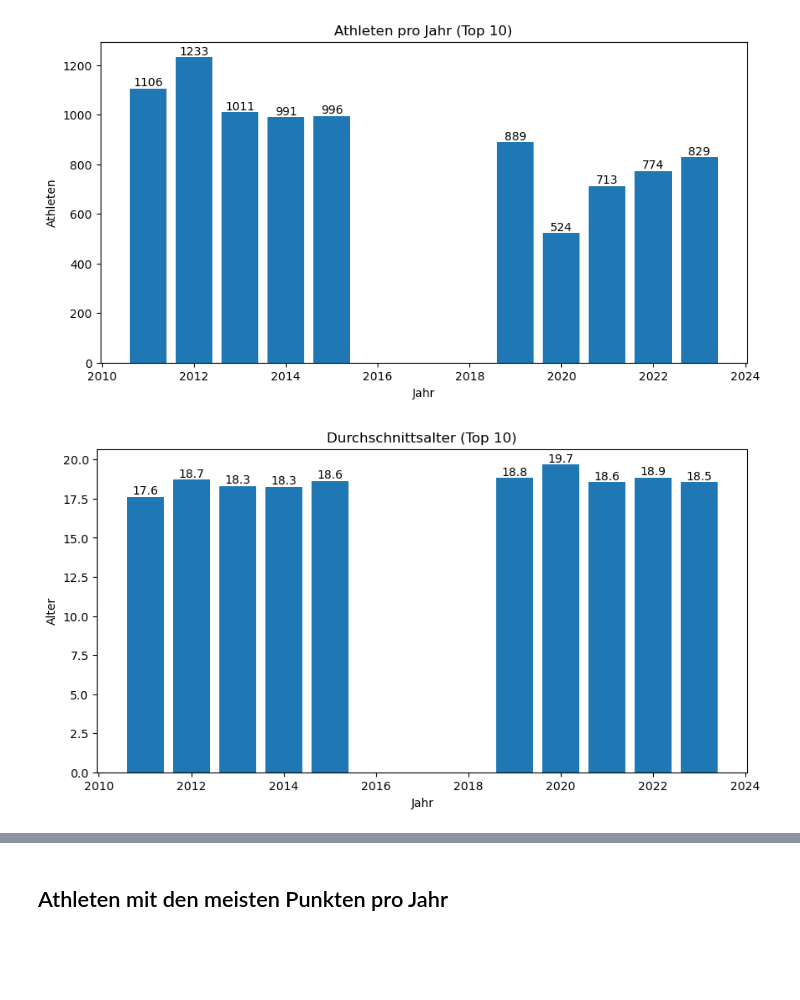
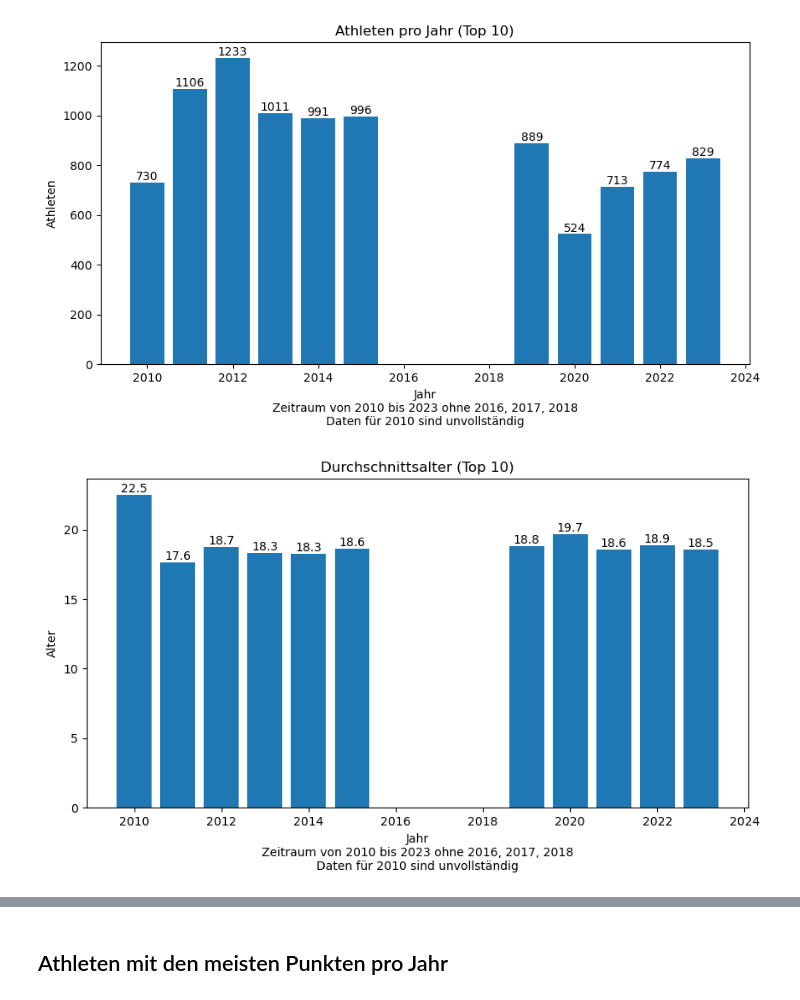
Before and after one commit to nimarion/slb, a Jupyter notebook: compare.ipynb, the cells around one changed output, grey strips where cells are left out. Saved outputs shown, nothing was run; the diff lists cells and outputs as text; code cells hidden in the pictures; blank space fills up the shorter version.

Commit message:
add 2010 data

```diff
--- a/compare.ipynb
+++ b/compare.ipynb
@@ -2,49 +2,49 @@
 import pandas as pd
 import os
 import matplotlib.pyplot as plt
 
 years = [int(file.split('.')[0])
          for file in os.listdir('data') if file.split('.')[0].isnumeric()]
 
 min_year = min(years)
 max_year = max(years)
 missing_years = [year for year in range(min_year, max_year + 1) if year not in years]
-data_range = 'Im Zeitraum von ' + str(min_year) + ' bis ' + str(max_year) + (' ohne ' + str(missing_years)[1:-1] if len(missing_years) > 0 else '')
+data_range = 'Zeitraum von ' + str(min_year) + ' bis ' + str(max_year) + (' ohne ' + str(missing_years)[1:-1] if len(missing_years) > 0 else '') + '\nDaten für 2010 sind unvollständig'
 
 data = pd.concat([pd.read_csv(f'data/{year}.csv') for year in years])
 data = data[data['place'] <= 10]
 data['points'] = 11 - data['place']
 data['date'] = pd.to_datetime(data['date'], format='%d.%m.%Y')
 data['age'] = data['date'].dt.year - data['birthyear']
 data['name'] = data['firstname'] + ' ' + data['lastname']
 data['year'] = data['date'].dt.year
 
 
 agg_data = data.groupby(data['date'].dt.year)['athleteId'].nunique()
 
 fig, ax = plt.subplots(figsize=(10, 5))
 ax.bar(agg_data.index, agg_data.values)
-ax.set_xlabel('Jahr')
+ax.set_xlabel('Jahr' + '\n' + data_range)
 ax.set_ylabel('Athleten')
 ax.set_title('Athleten pro Jahr (Top 10)')
 for i, v in enumerate(agg_data.values):
     ax.text(agg_data.index[i], v, str(v), ha='center', va='bottom')
 plt.show()
 # %% [output]
-[figure, old version]
+[figure, new version]
 # %%
 average_age = data[data['birthyear'] > 0]
 average_age = average_age.groupby(average_age['date'].dt.year)['age'].mean()
 fig, ax = plt.subplots(figsize=(10, 5))
 ax.bar(average_age.index, average_age.values)
-ax.set_xlabel('Jahr')
+ax.set_xlabel('Jahr' + '\n' + data_range)
 ax.set_ylabel('Alter')
 ax.set_title('Durchschnittsalter (Top 10)')
 for i, v in enumerate(average_age.values):
     ax.text(average_age.index[i], v, str(round(v, 1)), ha='center', va='bottom')
 plt.show()
 # %% [output]
-[figure, old version]
+[figure, new version]
 # %%
 # amount of available disciplines per year
 disciplines = data.groupby(data['date'].dt.year)['discipline'].nunique()
```
Also changed, not shown: parts of 9 cells of this notebook, 2 other files.
